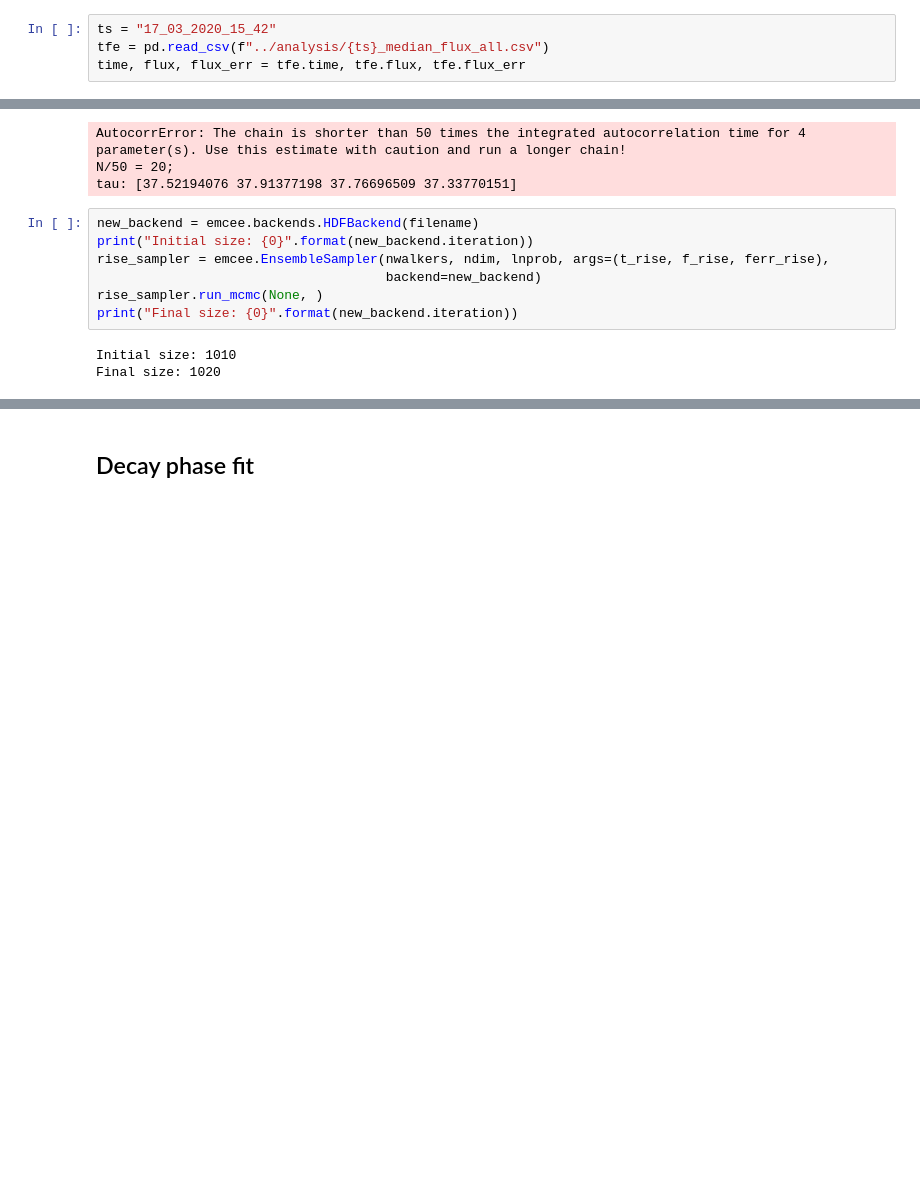
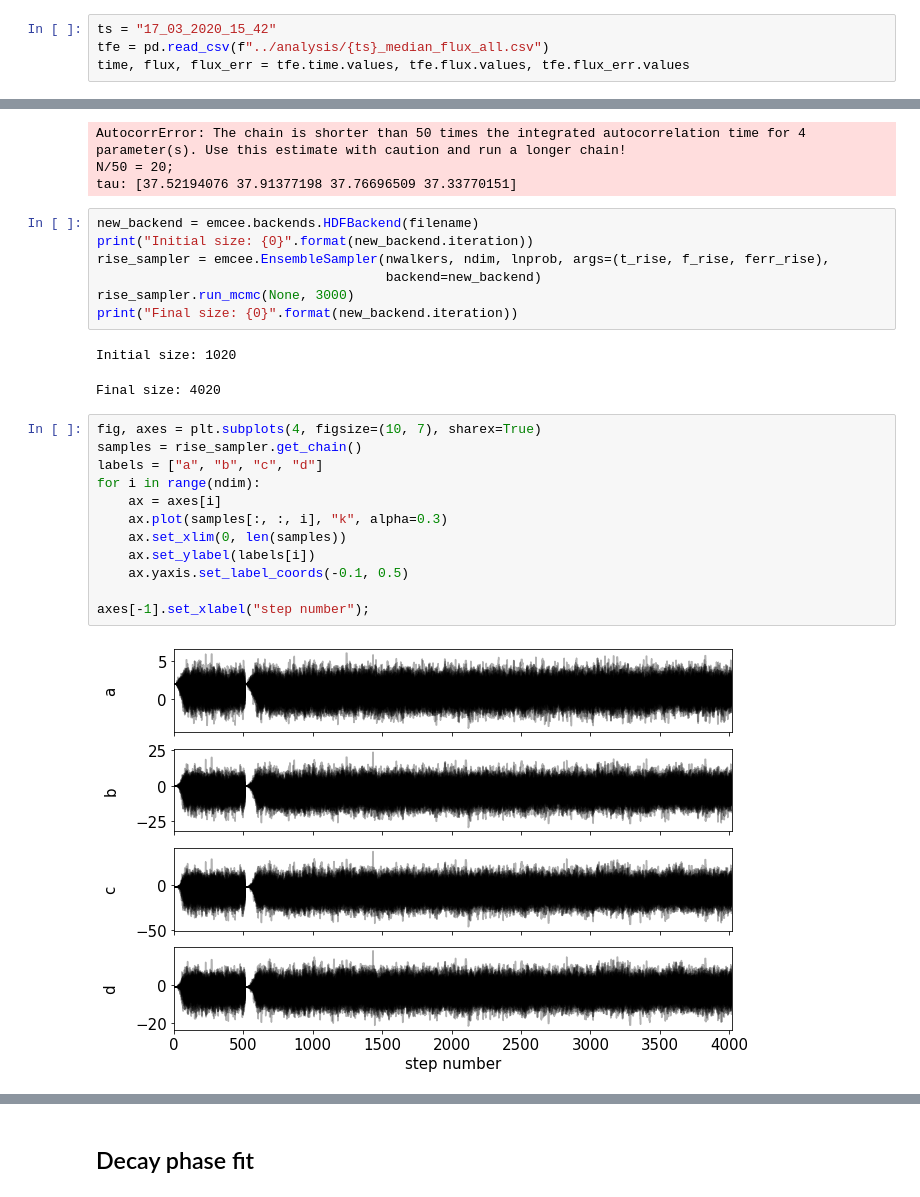
Before and after one commit to ekaterinailin/TESS_UCD_flares, a Jupyter notebook: notebook/Davenport_model_comparison.ipynb, the cells around one changed output, grey strips where cells are left out. Saved outputs shown, nothing was run; the diff lists cells and outputs as text; blank space fills up the shorter version.

Commit message:
Added some details to the figures, write outpercentiles to file if neccesary.

```diff
--- a/notebook/Davenport_model_comparison.ipynb
+++ b/notebook/Davenport_model_comparison.ipynb
@@ -169,4 +200,4 @@ for cond, S, color in [#((df.st == 6), "M6", "red"),
 # %%
 ts = "17_03_2020_15_42"
 tfe = pd.read_csv(f"../analysis/{ts}_median_flux_all.csv")
-time, flux, flux_err = tfe.time, tfe.flux, tfe.flux_err
+time, flux, flux_err = tfe.time.values, tfe.flux.values, tfe.flux_err.values
@@ -219,11 +268,25 @@ new_backend = emcee.backends.HDFBackend(filename)
 print("Initial size: {0}".format(new_backend.iteration))
 rise_sampler = emcee.EnsembleSampler(nwalkers, ndim, lnprob, args=(t_rise, f_rise, ferr_rise),
                                      backend=new_backend)
-rise_sampler.run_mcmc(None, )
+rise_sampler.run_mcmc(None, 3000)
 print("Final size: {0}".format(new_backend.iteration))
 # %% [output]
-Initial size: 1010
-Final size: 1020
+Initial size: 1020
+Final size: 4020
+# %%
+fig, axes = plt.subplots(4, figsize=(10, 7), sharex=True)
+samples = rise_sampler.get_chain()
+labels = ["a", "b", "c", "d"]
+for i in range(ndim):
+    ax = axes[i]
+    ax.plot(samples[:, :, i], "k", alpha=0.3)
+    ax.set_xlim(0, len(samples))
+    ax.set_ylabel(labels[i])
+    ax.yaxis.set_label_coords(-0.1, 0.5)
+
+axes[-1].set_xlabel("step number");
+# %% [output]
+[figure, added]
 # %%
 # Plot MCMC result
 plt.figure(figsize=(4,6))
```
Also changed, not shown: parts of 17 cells of this notebook.
